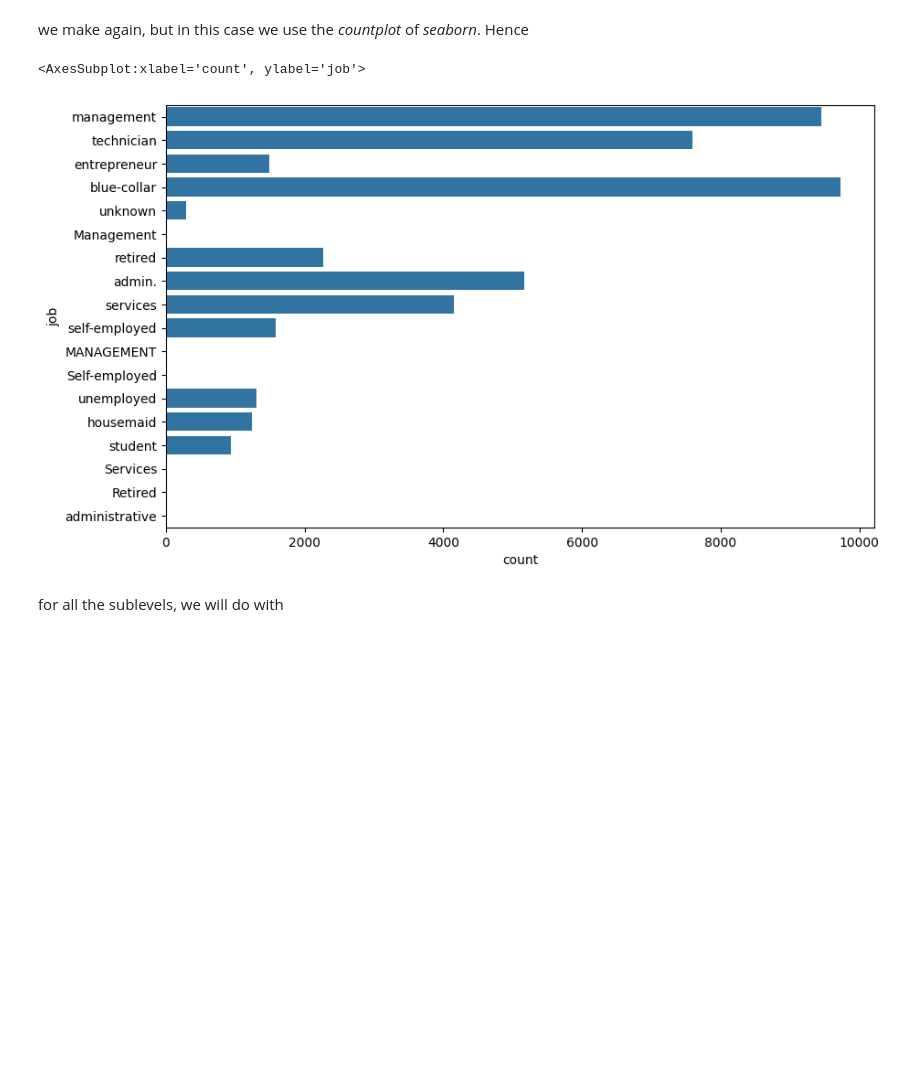
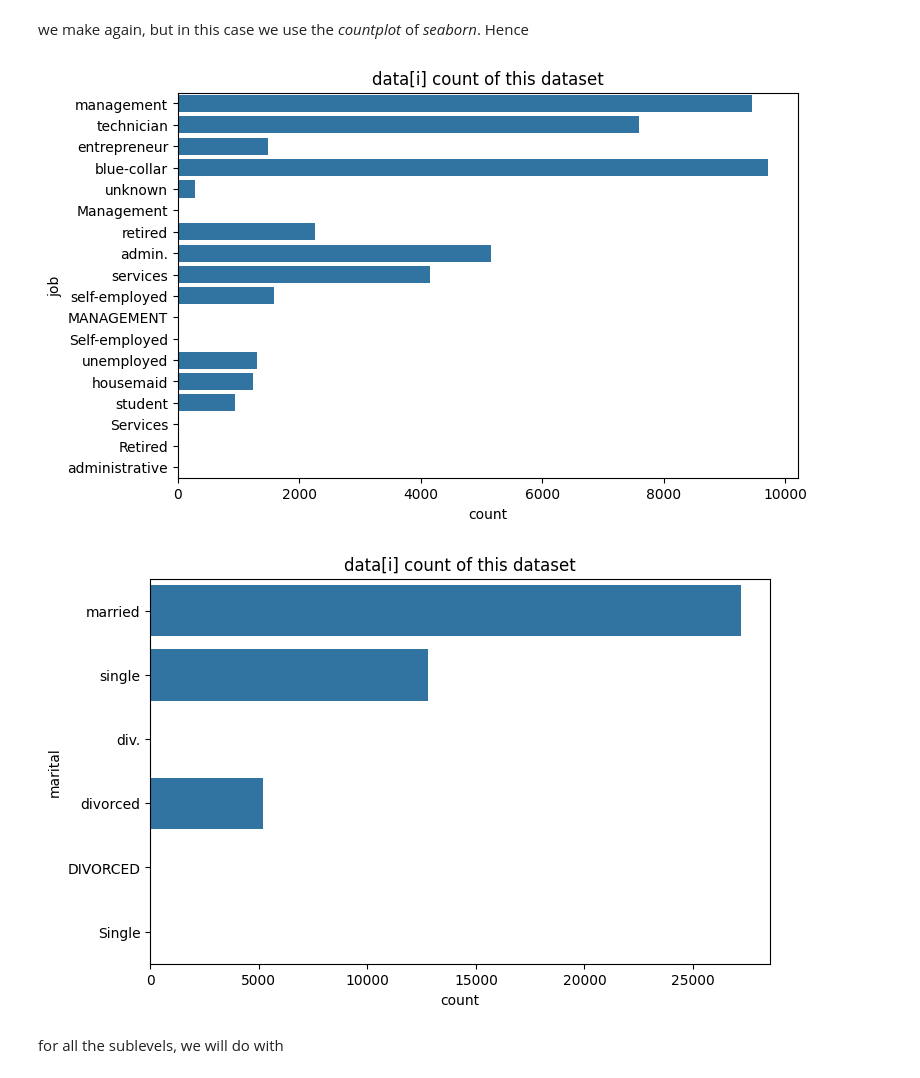
Before and after one commit to MarioSolisB/Profile_of_a_bank_coustomer, a Jupyter notebook: Cleaning_data.ipynb, the cells around one changed output. Drawn from its saved outputs; the diff is of its cells as text; code cells hidden in the pictures; blank space fills up the shorter version.

```diff
--- a/Cleaning_data.ipynb
+++ b/Cleaning_data.ipynb
@@ -341,13 +341,17 @@ Text(0.5, 0, 'Jobs')
 [figure]
 # %% [markdown]
 we make again, but in this case we use the *countplot* of *seaborn*. Hence
-# %%
-plt.figure(figsize=(10,6))
-
-sns.countplot(y=data['job'], data = data)
-# %% [output]
-<AxesSubplot:xlabel='count', ylabel='job'>
-[figure, removed]
+# %%
+#
+col_of_data = ['job', 'marital']
+
+for i in col_of_data:
+    plt.figure(figsize=(8,5))
+    plt.title('data[i] count of this dataset')
+    sns.countplot(y=data[i], data = data)
+# %% [output]
+[figure, added]
+[figure, added]
 # %% [markdown]
 for all the sublevels, we will do with
 # %%
```
